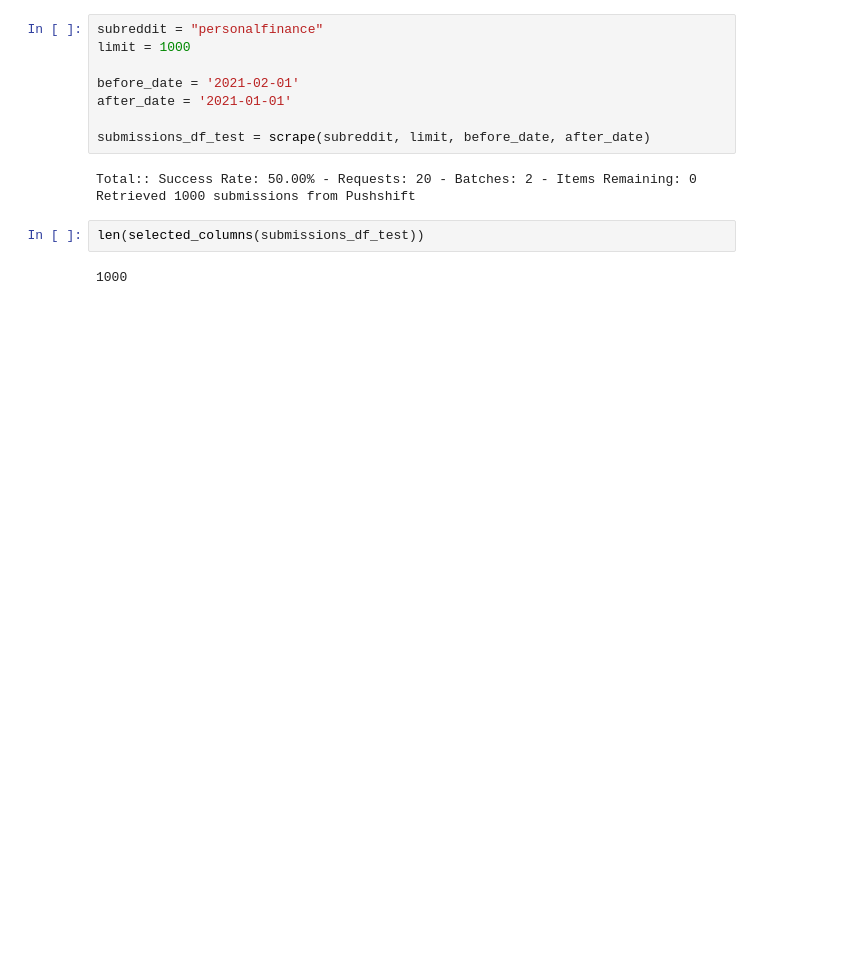
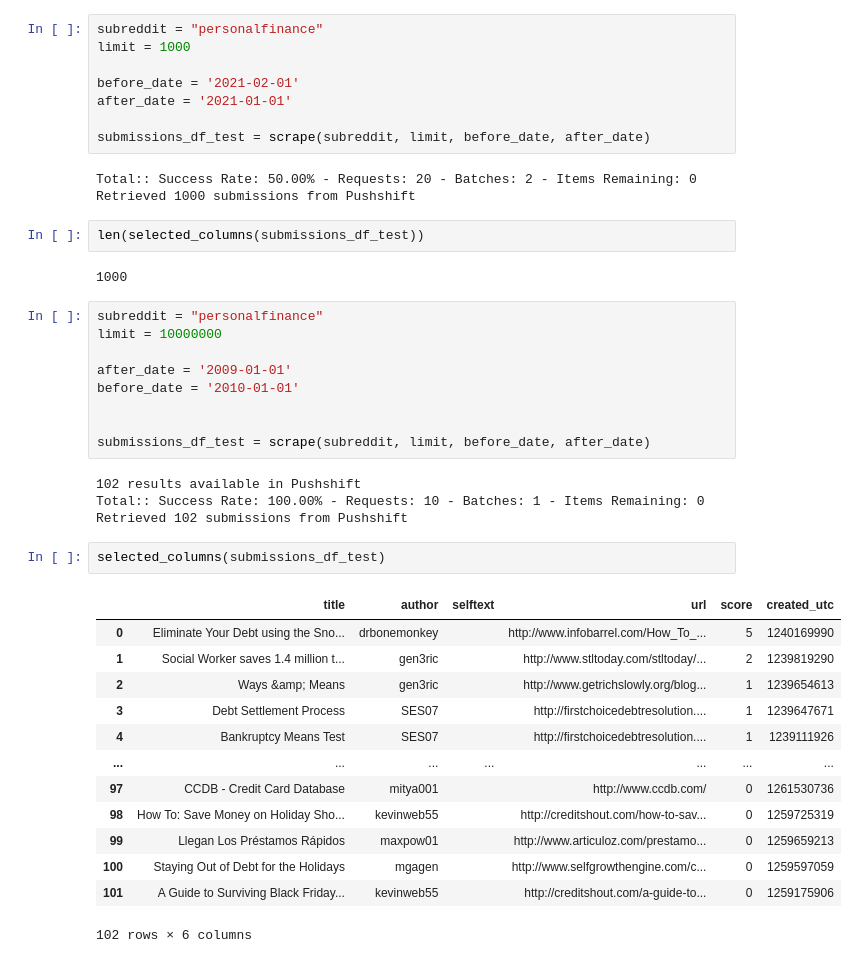
Before and after one commit to jinfei1125/personal-finance, a Jupyter notebook: scrape_pushshift.ipynb, the cells around one changed output. Saved outputs shown, nothing was run; the diff lists cells and outputs as text; blank space fills up the shorter version.

```diff
--- a/scrape_pushshift.ipynb
+++ b/scrape_pushshift.ipynb
@@ -114,3 +23,32 @@ Retrieved 1000 submissions from Pushshift
 len(selected_columns(submissions_df_test))
 # %% [output]
 1000
+# %%
+subreddit = "personalfinance"
+limit = 10000000
+
+after_date = '2009-01-01'
+before_date = '2010-01-01'
+
+
+submissions_df_test = scrape(subreddit, limit, before_date, after_date)
+# %% [output]
+102 results available in Pushshift
+Total:: Success Rate: 100.00% - Requests: 10 - Batches: 1 - Items Remaining: 0
+Retrieved 102 submissions from Pushshift
+# %%
+selected_columns(submissions_df_test)
+# %% [output]
+|  | title | author | selftext | url | score | created_utc |
+| 0 | Eliminate Your Debt using the Sno... | drbonemonkey |  | http://www.infobarrel.com/How_To_... | 5 | 1240169990 |
+| 1 | Social Worker saves 1.4 million t... | gen3ric |  | http://www.stltoday.com/stltoday/... | 2 | 1239819290 |
+| 2 | Ways &amp; Means | gen3ric |  | http://www.getrichslowly.org/blog... | 1 | 1239654613 |
+| 3 | Debt Settlement Process | SES07 |  | http://firstchoicedebtresolution.... | 1 | 1239647671 |
+| 4 | Bankruptcy Means Test | SES07 |  | http://firstchoicedebtresolution.... | 1 | 1239111926 |
+| ... | ... | ... | ... | ... | ... | ... |
+| 97 | CCDB - Credit Card Database | mitya001 |  | http://www.ccdb.com/ | 0 | 1261530736 |
+| 98 | How To: Save Money on Holiday Sho... | kevinweb55 |  | http://creditshout.com/how-to-sav... | 0 | 1259725319 |
+| 99 | Llegan Los Préstamos Rápidos | maxpow01 |  | http://www.articuloz.com/prestamo... | 0 | 1259659213 |
+| 100 | Staying Out of Debt for the Holidays | mgagen |  | http://www.selfgrowthengine.com/c... | 0 | 1259597059 |
+| 101 | A Guide to Surviving Black Friday... | kevinweb55 |  | http://creditshout.com/a-guide-to... | 0 | 1259175906 |
+102 rows × 6 columns
```
Also changed, not shown: parts of 38 cells of this notebook, 31 other files.
